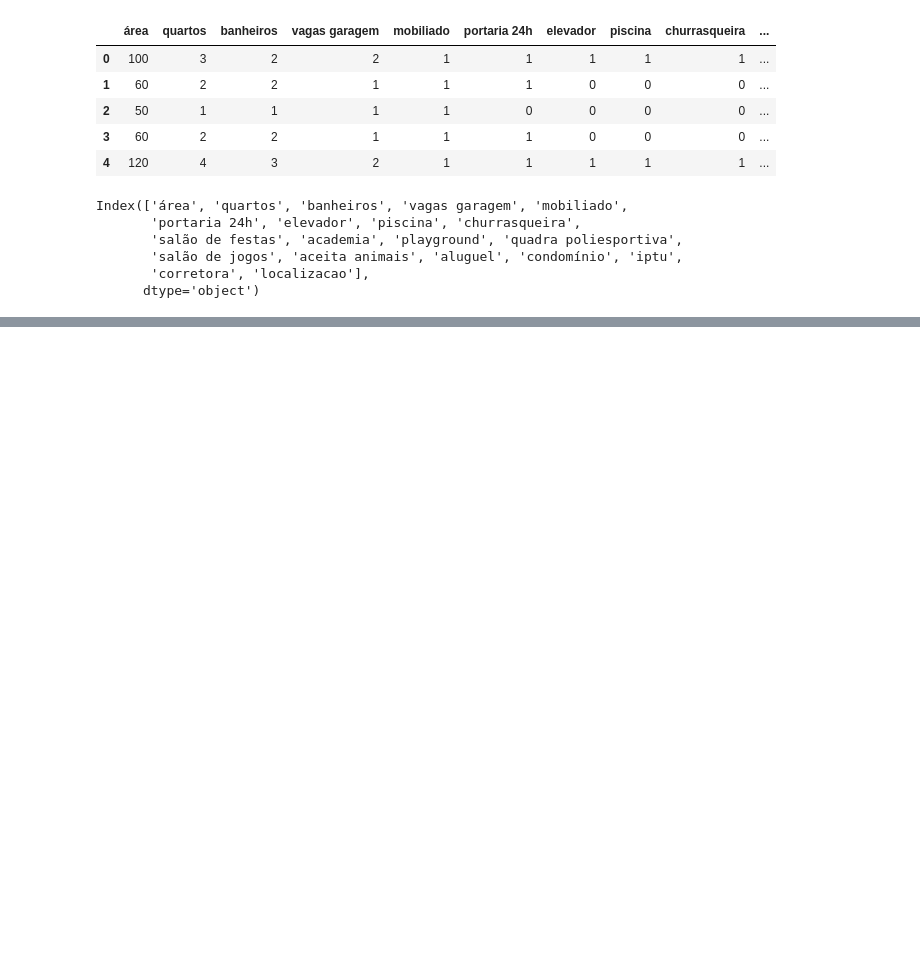
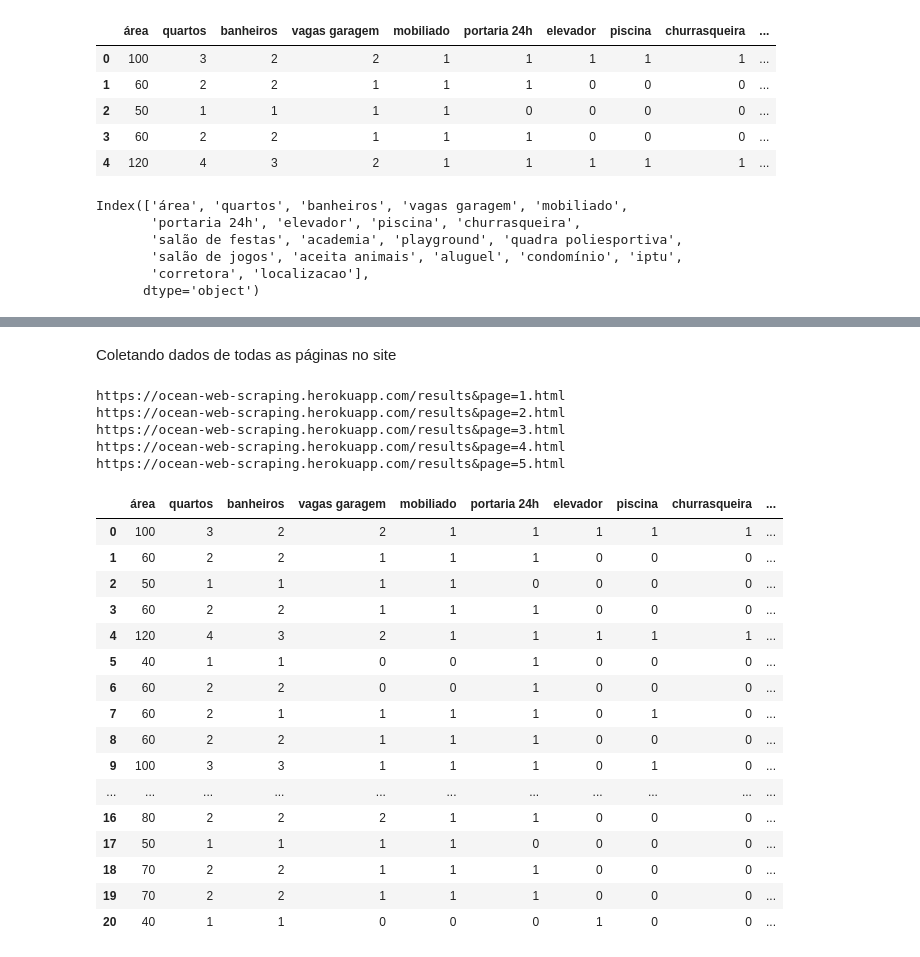
Before and after one commit to andrade-lcs/web_scrap, a Jupyter notebook: Web_scrap_site_corretora.ipynb, the cells around one changed output, grey strips where cells are left out. Drawn from its saved outputs; the diff is of its cells as text; code cells hidden in the pictures; blank space fills up the shorter version.

```diff
--- a/Web_scrap_site_corretora.ipynb
+++ b/Web_scrap_site_corretora.ipynb
@@ -631,0 +677,70 @@ Index(['área', 'quartos', 'banheiros', 'vagas garagem', 'mobiliado',
+# %%
+for resultado in soup_busca.find('div', {'class': 'ad-card-list'}).find_all('div', {'class': 'ad-card'}):
+    endereco_imagem = endereco + resultado.img.get('src')
+    nome_imagem = resultado.img.get('src').replace('imagens/','')
+
+    urlretrieve(endereco_imagem, 'imagens/' + nome_imagem)
+# %% [markdown]
+Coletando dados de todas as páginas no site
+# %%
+resultados_lista = []
+# %%
+for i in range(1,6):
+    url_busca_todos = 'https://ocean-web-scraping.herokuapp.com/results&page=' + str(i) + '.html'
+    print(url_busca_todos)
+    response_busca_todos = urlopen(url_busca_todos)
+    html_busca_todos = response_busca_todos.read()
+    soup_busca_todos = BeautifulSoup(html_busca_todos, 'html.parser')
+
+    for resultado in soup_busca_todos.find('div', {'class': 'ad-card-list'}).find_all('div', {'class': 'ad-card'}):
+        caracteristicas = resultado.find('ul', {'class': 'features'})
+        recursos = resultado.find('ul', {'class': 'resources'})
+        precos_corretora = resultado.find('div', {'class': 'ad-card-price'})
+        localizacao = resultado.find('div', {'class': 'ad-card-info'}).find('p')
+
+        resultado_dict = {}
+
+        resultado_dict['área'] = int(caracteristicas.find_all('li')[0].get_text().replace(' ','').replace('m²',''))
+        resultado_dict['quartos'] = int(caracteristicas.find_all('li')[1].get_text().replace(' ','').replace('quarto(s)',''))
+        resultado_dict['banheiros'] = int(caracteristicas.find_all('li')[2].get_text().replace(' ','').replace('banheiro(s)',''))
+        resultado_dict['vagas garagem'] = int(caracteristicas.find_all('li')[3].get_text().replace(' ','').replace('vaga(s)',''))
+
+        for recur in recursos.find_all('li'):
+            resultado_dict[recur.get_text().lower()] = '1'
+
+        resultado_dict['aluguel'] = float(precos_corretora.find_all('p')[0].get_text().replace('Aluguel: R$ ','').replace('.','').replace(',','.'))
+        resultado_dict['condomínio'] = float(precos_corretora.find_all('p')[1].get_text().replace('Condomínio: ','').replace('.','').replace(',','.'))
+        resultado_dict['iptu'] = float(precos_corretora.find_all('p')[2].get_text().replace('IPTU: R$ ','').replace('.','').replace(',','.'))
+        resultado_dict['corretora'] = precos_corretora.find_all('p')[3].get_text().replace('Corretora: ','')
+
+        resultado_dict['localizacao'] = localizacao.get_text().replace('Localização: ','')
+
+        resultados_lista.append(resultado_dict)
+# %% [output]
+https://ocean-web-scraping.herokuapp.com/results&page=1.html
+https://ocean-web-scraping.herokuapp.com/results&page=2.html
+https://ocean-web-scraping.herokuapp.com/results&page=3.html
+https://ocean-web-scraping.herokuapp.com/results&page=4.html
+https://ocean-web-scraping.herokuapp.com/results&page=5.html
+# %%
+resultados_df = pd.DataFrame(resultados_lista)
+resultados_df = resultados_df.fillna(value='0')
+resultados_df
+# %% [output]
+|  | área | quartos | banheiros | vagas garagem | mobiliado | portaria 24h | elevador | piscina | churrasqueira | ... |
+| 0 | 100 | 3 | 2 | 2 | 1 | 1 | 1 | 1 | 1 | ... |
+| 1 | 60 | 2 | 2 | 1 | 1 | 1 | 0 | 0 | 0 | ... |
+| 2 | 50 | 1 | 1 | 1 | 1 | 0 | 0 | 0 | 0 | ... |
+| 3 | 60 | 2 | 2 | 1 | 1 | 1 | 0 | 0 | 0 | ... |
+| 4 | 120 | 4 | 3 | 2 | 1 | 1 | 1 | 1 | 1 | ... |
+| 5 | 40 | 1 | 1 | 0 | 0 | 1 | 0 | 0 | 0 | ... |
+| 6 | 60 | 2 | 2 | 0 | 0 | 1 | 0 | 0 | 0 | ... |
+| 7 | 60 | 2 | 1 | 1 | 1 | 1 | 0 | 1 | 0 | ... |
+| 8 | 60 | 2 | 2 | 1 | 1 | 1 | 0 | 0 | 0 | ... |
+| 9 | 100 | 3 | 3 | 1 | 1 | 1 | 0 | 1 | 0 | ... |
+| ... | ... | ... | ... | ... | ... | ... | ... | ... | ... | ... |
+| 16 | 80 | 2 | 2 | 2 | 1 | 1 | 0 | 0 | 0 | ... |
+| 17 | 50 | 1 | 1 | 1 | 1 | 0 | 0 | 0 | 0 | ... |
+| 18 | 70 | 2 | 2 | 1 | 1 | 1 | 0 | 0 | 0 | ... |
+| 19 | 70 | 2 | 2 | 1 | 1 | 1 | 0 | 0 | 0 | ... |
+| 20 | 40 | 1 | 1 | 0 | 0 | 0 | 1 | 0 | 0 | ... |
```
Also changed, not shown: parts of 9 cells of this notebook.
